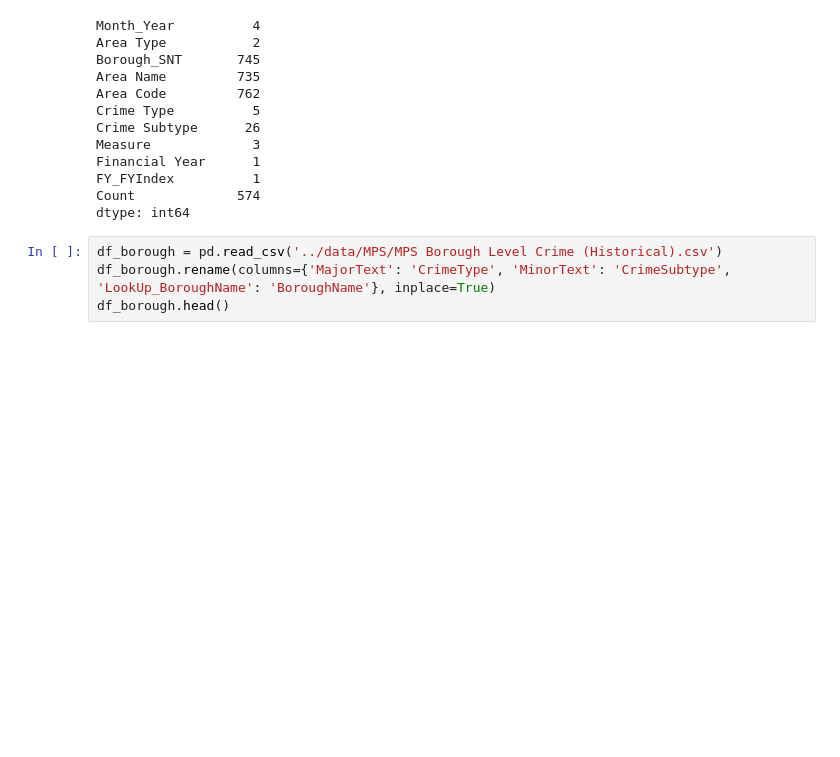
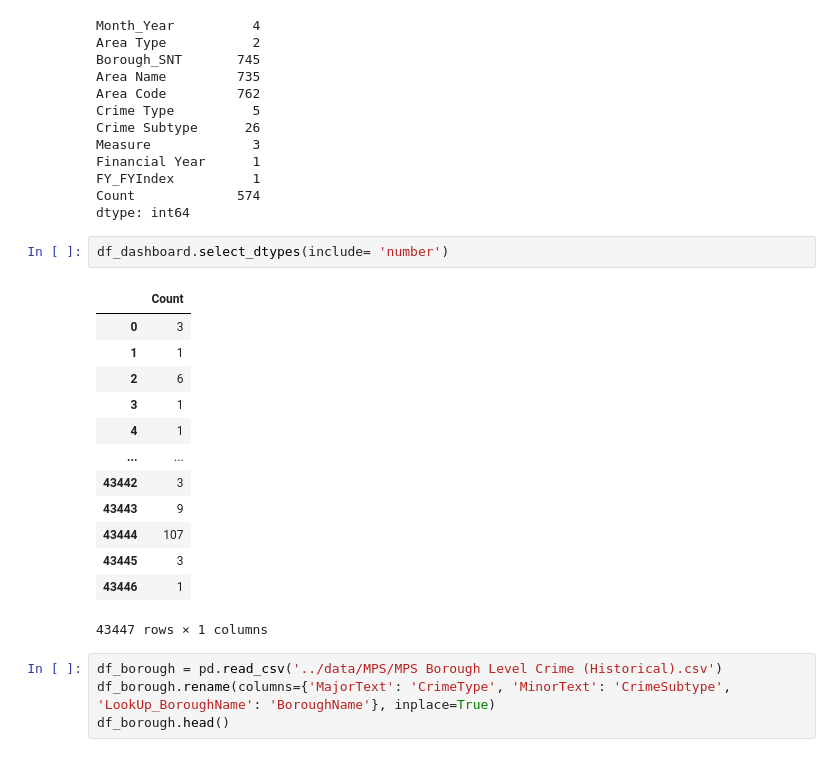
Before and after one commit to mlsystemdesignproject/neighbourhood-safety-prediction, a Jupyter notebook: notebooks/Data_exploration.ipynb, the cells around one changed output. Cells and saved outputs as stored; diff of their text form; blank space fills up the shorter version.

```diff
--- a/notebooks/Data_exploration.ipynb
+++ b/notebooks/Data_exploration.ipynb
@@ -47,6 +47,22 @@ Financial Year      1
 FY_FYIndex          1
 Count             574
 dtype: int64
+# %%
+df_dashboard.select_dtypes(include= 'number')
+# %% [output]
+|  | Count |
+| 0 | 3 |
+| 1 | 1 |
+| 2 | 6 |
+| 3 | 1 |
+| 4 | 1 |
+| ... | ... |
+| 43442 | 3 |
+| 43443 | 9 |
+| 43444 | 107 |
+| 43445 | 3 |
+| 43446 | 1 |
+43447 rows × 1 columns
 # %%
 df_borough = pd.read_csv('../data/MPS/MPS Borough Level Crime (Historical).csv')
 df_borough.rename(columns={'MajorText': 'CrimeType', 'MinorText': 'CrimeSubtype', 'LookUp_BoroughName': 'BoroughName'}, inplace=True)
```
Also changed, not shown: parts of 3 cells of this notebook.
